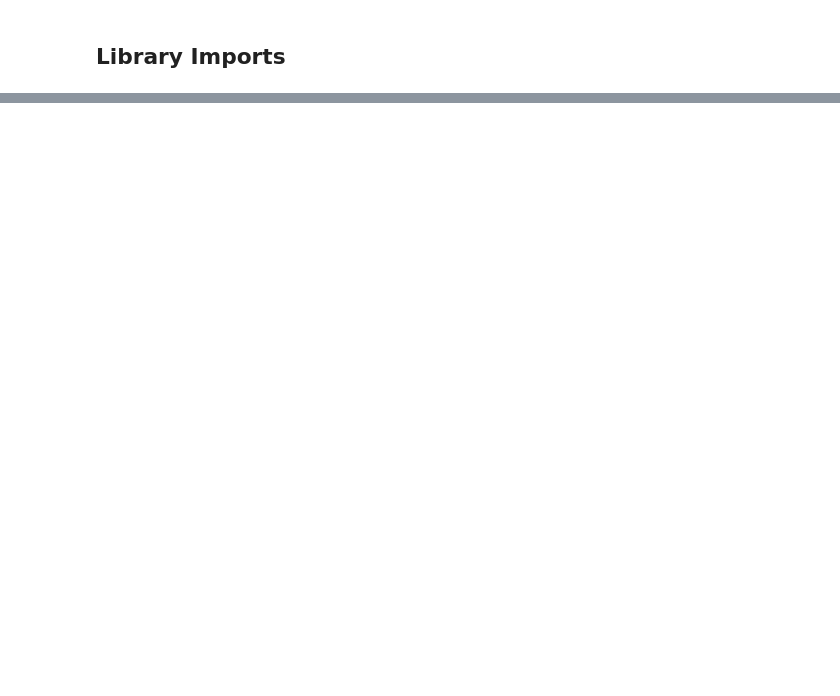
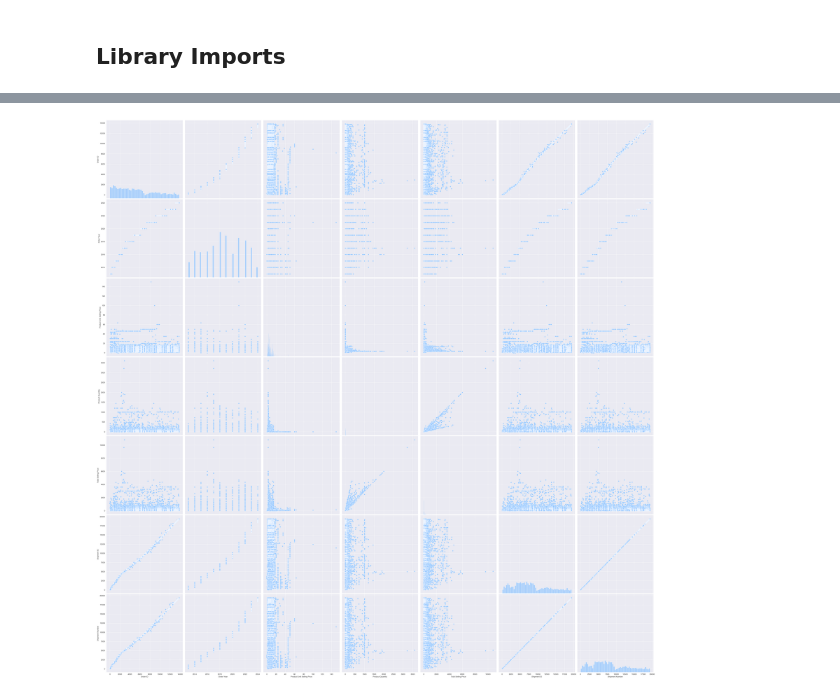
Before and after one commit to AdamSkog/Datathon-2024, a Jupyter notebook: Datathon.ipynb, the cells around one changed output, grey strips where cells are left out. Saved outputs shown, nothing was run; the diff lists cells and outputs as text; code cells hidden in the pictures; blank space fills up the shorter version.

```diff
--- a/Datathon.ipynb
+++ b/Datathon.ipynb
@@ -27,0 +114,11 @@ data.head()
+# %%
+numeric_columns = data.select_dtypes(include=['float64', 'int64']).columns
+
+for col in numeric_columns:
+    plt.figure(figsize=(10, 6))
+    sns.histplot(data[col], kde=True, color=sns.color_palette("viridis", 10)[numeric_columns.get_loc(col)], edgecolor='black')
+    plt.title(f'Distribution of {col}', fontsize=16)
+    plt.xlabel(col, fontsize=14)
+    plt.ylabel('Frequency', fontsize=14)
+    plt.grid(True)
+    plt.show()
@@ -27,0 +133,14 @@ data.head()
+# %%
+# Drop rows with missing Company ID
+data = data.dropna(subset=['Company ID'])
+
+# Drop rows with missing Shipping information
+data = data.dropna(subset=['Shipping City', 'Shipping State', 'Shipping Postal Code', 'Shipping Country'])
+
+# Drop Product Variant ID column if not needed
+data = data.drop(columns=['Product Variant ID'])
+
+# Check remaining missing values
+remaining_missing_values_after_drop = data.isnull().sum()
+
+remaining_missing_values_after_drop
@@ -27,0 +165,6 @@ data.head()
+# %%
+# Pairplot to examine relationships
+sns.pairplot(data[numeric_columns], palette="tab20", size=6)
+plt.show()
+# %% [output]
+[figure, added]
```
Also changed, not shown: parts of 11 cells of this notebook, 1 other file.
